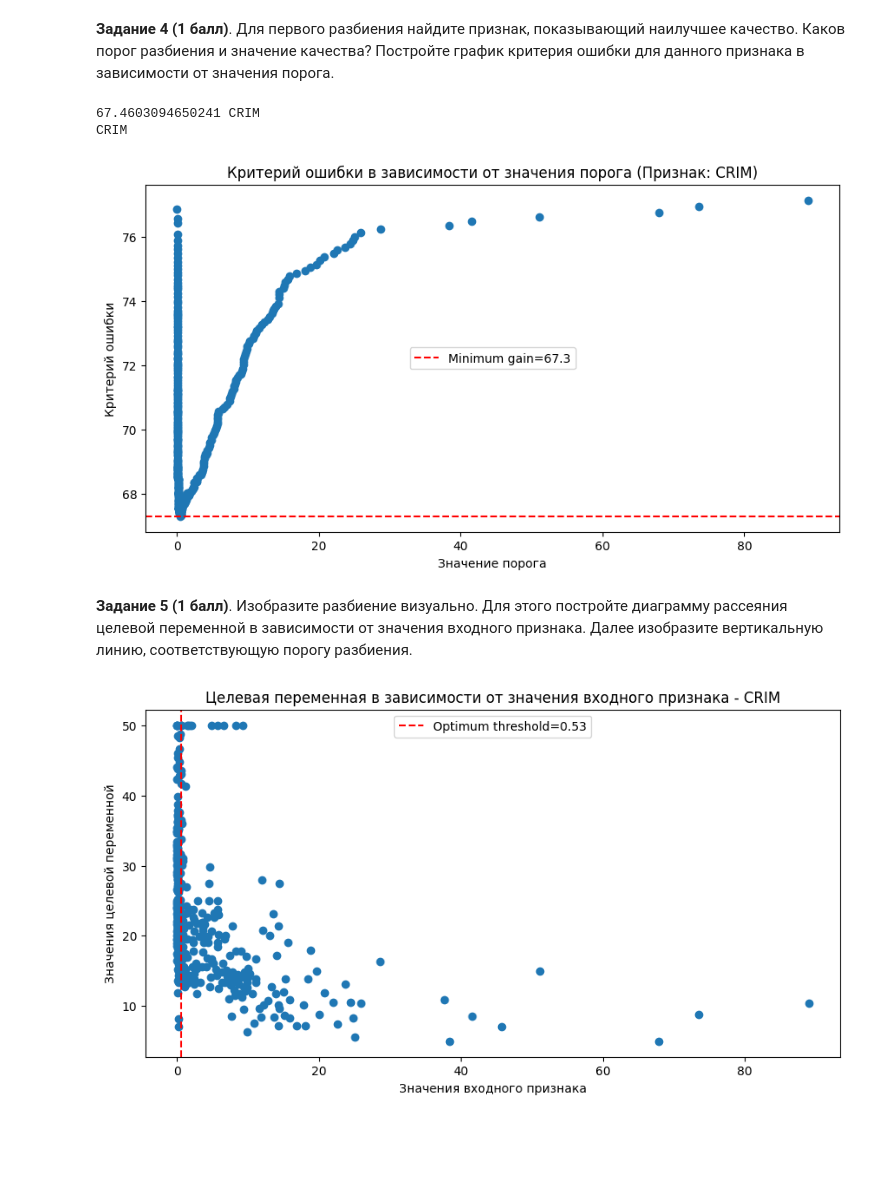
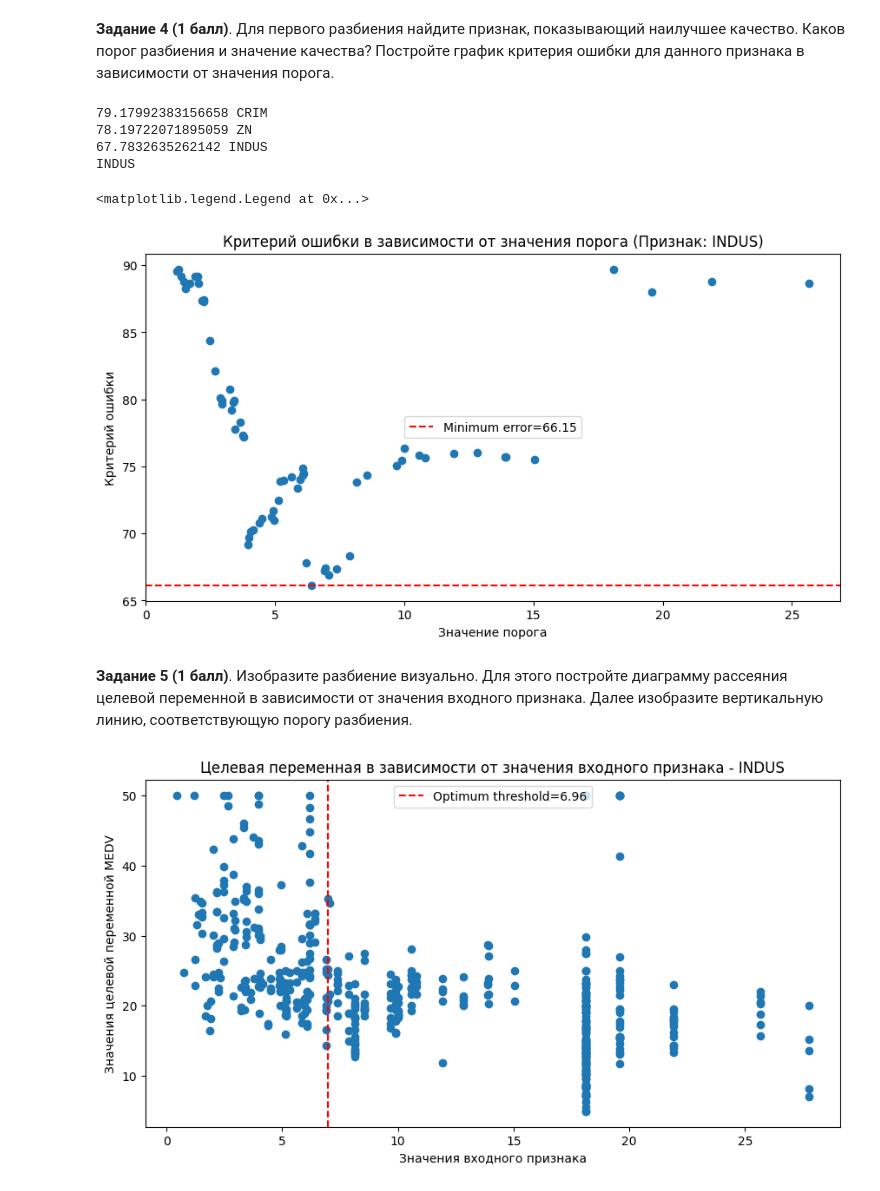
Before and after one commit to fitlemon/math_for_ds, a Jupyter notebook: Module6/14_hw_additional.ipynb, the cells around one changed output. Cells and saved outputs as stored; diff of their text form; code cells hidden in the pictures; blank space fills up the shorter version.

```diff
--- a/Module6/14_hw_additional.ipynb
+++ b/Module6/14_hw_additional.ipynb
@@ -419,12 +419,10 @@ def H(R: np.array) -> float:
     Вычислить критерий информативности (impurity criterion) для фиксированного набора объектов R.
     Предполагается, что последний столбец содержить целевую переменную.
     """
-    y = R[:-1]
-    _, counts = np.unique(y, return_counts=True)
-    # Вычисляем вероятность каждого уникального значения.
-    probs = counts / len(y)
-    # Вычисляем значение энтропии.
-    return -np.sum(probs * np.log2(probs))
+    y = R.iloc[:, -1]
+    variance = y.var()
+
+    return variance
 
 
 def split_node(R_m: np.array, feature: str, t: float) -> Iterable[np.array]:
@@ -442,21 +440,21 @@ def q_error(R_m: np.array, feature: str, t: float) -> float:
     Вычислить критерий ошибки для заданных параметров разделения.
     """
     left_R_m, right_R_m = split_node(R_m, feature, t)
-    gain = len(left_R_m) / len(R_m) * H(left_R_m) + len(right_R_m) / len(R_m) * H(
+    error = len(left_R_m) / len(R_m) * H(left_R_m) + len(right_R_m) / len(R_m) * H(
         right_R_m
     )
-    return gain
+    return error
 # %% [markdown]
 **Задание 2 (1 балл)**. Переберите все возможные разбиения обучающей выборки по одному из признаков и постройте график критерия ошибки в зависимости от значения порога.
 # %%
 feature_name = "ZN"
 thresholds = X_train[feature_name].unique()
 
-gains = []
+errors = []
 
 for threshold in thresholds:
-    gain = q_error(X_train, feature_name, threshold)
-    gains.append(gain)
+    error = q_error(X_train, feature_name, threshold)
+    errors.append(error)
 # %%
 fig = plt.figure(figsize=(8, 4))
 axes = fig.add_axes([0, 0, 1, 1])
@@ -482,31 +481,33 @@ def get_optimal_split(R_m: np.array, feature: str) -> Tuple[float, List[float]]:
     feature_name = feature
     thresholds = R_m[feature_name].unique()
 
-    best_gain, best_threshold = q_error(X_train, feature_name, thresholds[0]), 0
+    best_error, best_threshold = q_error(X_train, feature_name, thresholds[0]), 0
 
     for threshold in thresholds:
-        gain = q_error(X_train, feature_name, threshold)
-        if gain <= best_gain:
+        error = q_error(X_train, feature_name, threshold)
+        if error <= best_error:
             best_threshold = threshold
-    return best_threshold, best_gain
+    return best_threshold, best_error
 # %% [markdown]
 **Задание 4  (1 балл)**. Для первого разбиения найдите признак, показывающий наилучшее качество. Каков порог разбиения и значение качества? Постройте график критерия ошибки для данного признака в зависимости от значения порога.
 # %%
 best_feature = None
-best_gain = get_optimal_split(X_train, feature_names[0])[1]
+best_error = get_optimal_split(X_train, feature_names[0])[1]
 
 
 for feature in feature_names:
-    curr_gain = get_optimal_split(X_train, feature)[1]
+    curr_error = get_optimal_split(X_train, feature)[1]
 
-    if curr_gain <= best_gain:
-        print(curr_gain, feature)
+    if curr_error <= best_error:
+        print(curr_error, feature)
         best_feature = feature
-        best_gain = curr_gain
+        best_error = curr_error
 print(best_feature)
 # %% [output]
-67.4603094650241 CRIM
-CRIM
+79.17992383156658 CRIM
+78.19722071895059 ZN
+67.7832635262142 INDUS
+INDUS
 # %%
 best_feature_thresholds = X_train[best_feature].unique()
 
@@ -518,40 +519,41 @@ for threshold in best_feature_thresholds:
 # %%
 fig = plt.figure(figsize=(8, 4))
 axes = fig.add_axes([0, 0, 1, 1])
-axes.scatter(x=best_feature_thresholds, y=best_feature_gains)
+axes.scatter(x=best_feature_thresholds, y=best_feature_errors)
 axes.set_title(
     f"Критерий ошибки в зависимости от значения порога (Признак: {best_feature})"
 )
 axes.set_xlabel("Значение порога")
 axes.set_ylabel("Критерий ошибки")
 minimum = plt.axhline(
-    y=min(best_feature_gains),
+    y=min(best_feature_errors),
     color="red",
     linestyle="--",
-    label=f"Minimum gain={round(min(best_feature_gains),2)}",
+    label=f"Minimum error={round(min(best_feature_errors),2)}",
 )
 plt.legend(loc="center")
 # %% [output]
+<matplotlib.legend.Legend at 0x...>
-[figure, old version]
+[figure, new version]
 # %% [markdown]
  **Задание 5 (1 балл)**. Изобразите разбиение визуально. Для этого постройте диаграмму рассеяния целевой переменной в зависимости от значения входного признака. Далее изобразите вертикальную линию, соответствующую порогу разбиения.
 # %%
 # your code
 fig = plt.figure(figsize=(8, 4))
 axes = fig.add_axes([0, 0, 1, 1])
 axes.scatter(x=X[best_feature], y=X["target"])
 axes.set_title(
     f"Целевая переменная в зависимости от значения входного признака - {best_feature}"
 )
 axes.set_xlabel("Значения входного признака")
-axes.set_ylabel("Значения целевой переменной")
+axes.set_ylabel("Значения целевой переменной MEDV")
 best_threshold = get_optimal_split(X_train, best_feature)[0]
 minimum = plt.axvline(
     x=best_threshold,
     color="red",
     linestyle="--",
     label=f"Optimum threshold={round(best_threshold,2)}",
 )
 plt.legend(loc="upper center")
 # %% [output]
-[figure, old version]
+[figure, new version]
```
Also changed, not shown: parts of 5 cells of this notebook.
